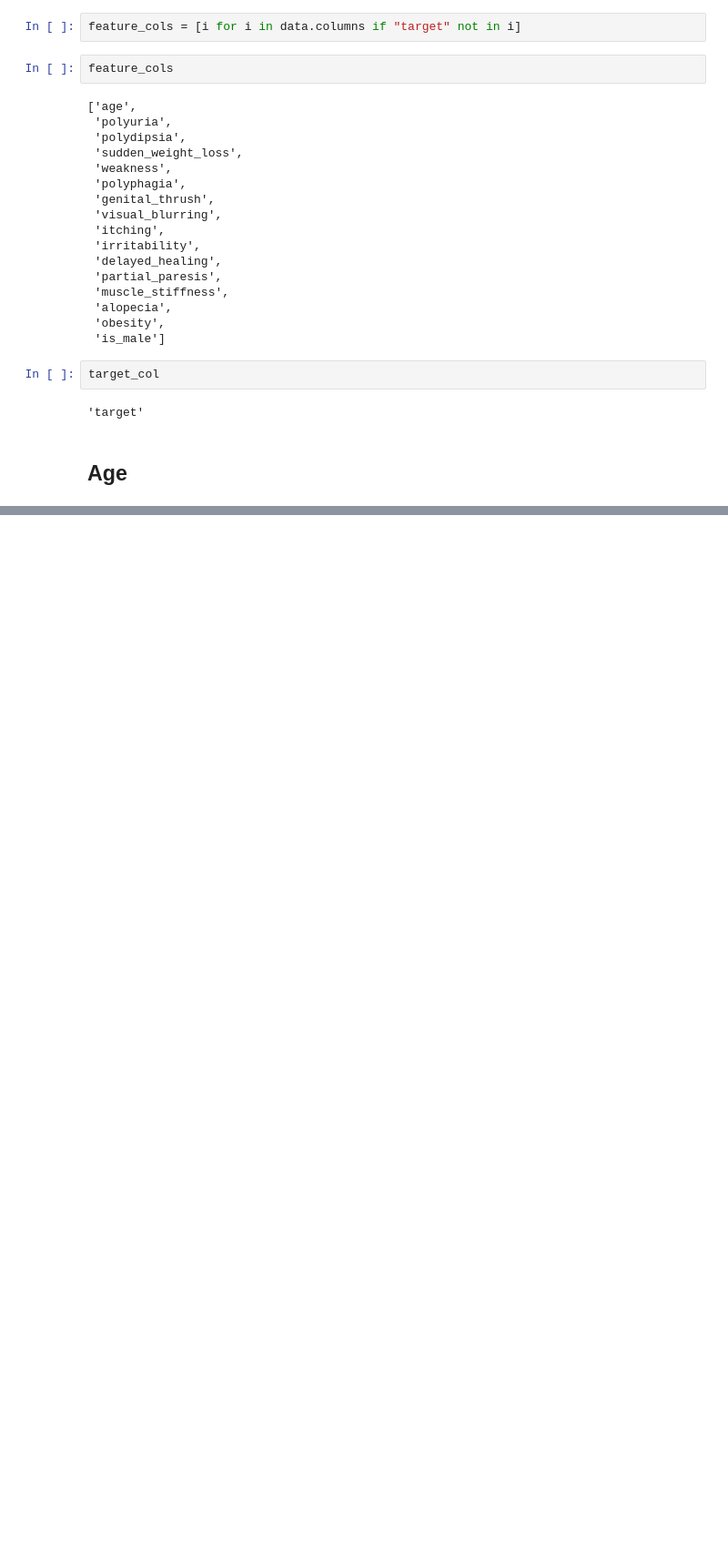
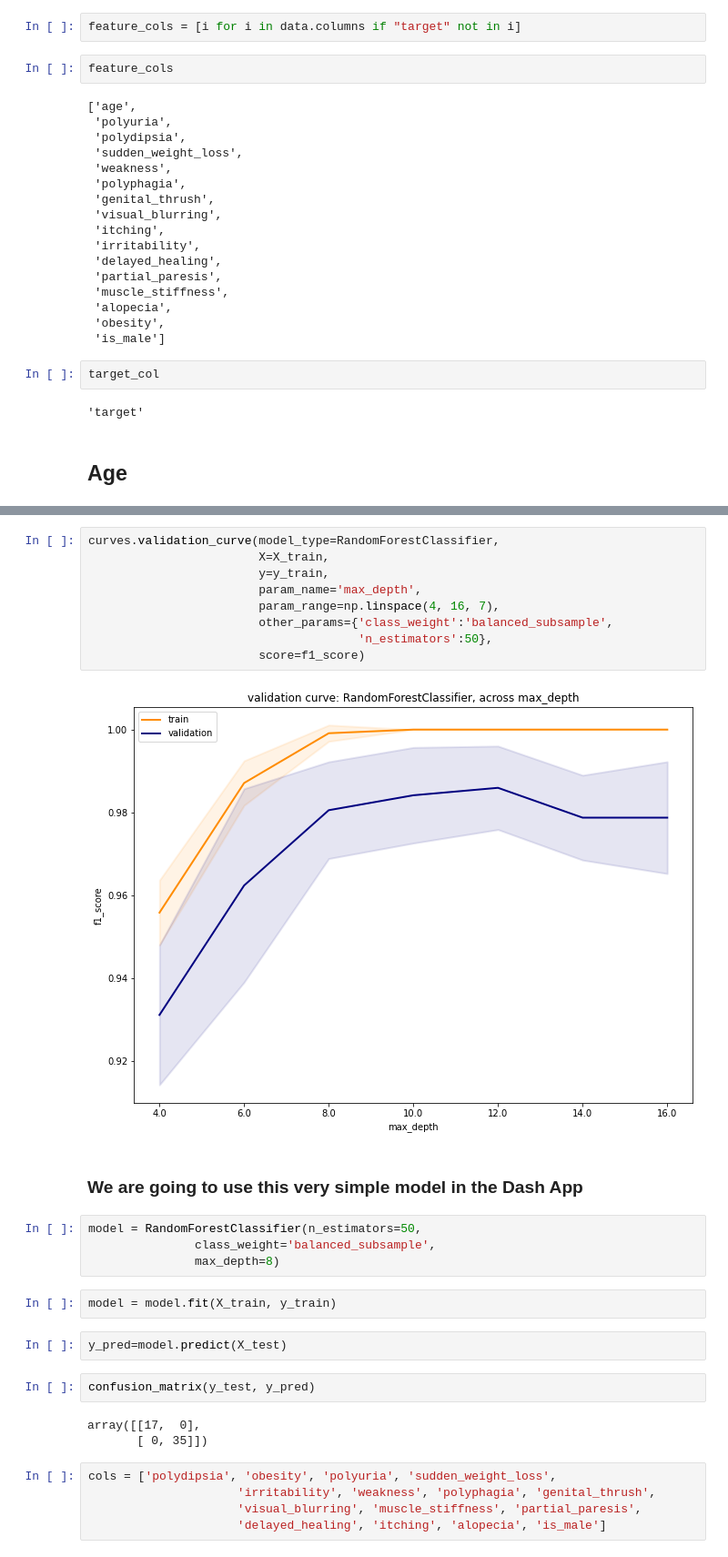
Before and after one commit to xcao38/ua-plotly-demo, a Jupyter notebook: notebooks/diabetes_notebook.ipynb, the cells around one changed output, grey strips where cells are left out. Shown at 91% size. Drawn from its saved outputs; the diff is of its cells as text; blank space fills up the shorter version.

Commit message:
adding dash

```diff
--- a/notebooks/diabetes_notebook.ipynb
+++ b/notebooks/diabetes_notebook.ipynb
@@ -189,0 +269,31 @@ target_col
+# %%
+curves.validation_curve(model_type=RandomForestClassifier,
+                        X=X_train,
+                        y=y_train,
+                        param_name='max_depth',
+                        param_range=np.linspace(4, 16, 7),
+                        other_params={'class_weight':'balanced_subsample',
+                                      'n_estimators':50},
+                        score=f1_score)
+# %% [output]
+[figure, added]
+# %% [markdown]
+### We are going to use this very simple model in the Dash App
+# %%
+model = RandomForestClassifier(n_estimators=50,
+               class_weight='balanced_subsample',
+               max_depth=8)
+# %%
+model = model.fit(X_train, y_train)
+# %%
+y_pred=model.predict(X_test)
+# %%
+confusion_matrix(y_test, y_pred)
+# %% [output]
+array([[17,  0],
+       [ 0, 35]])
+# %%
+cols = ['polydipsia', 'obesity', 'polyuria', 'sudden_weight_loss',
+                     'irritability', 'weakness', 'polyphagia', 'genital_thrush',
+                     'visual_blurring', 'muscle_stiffness', 'partial_paresis',
+                     'delayed_healing', 'itching', 'alopecia', 'is_male']
```
Also changed, not shown: parts of 39 cells of this notebook, 2 other files.
